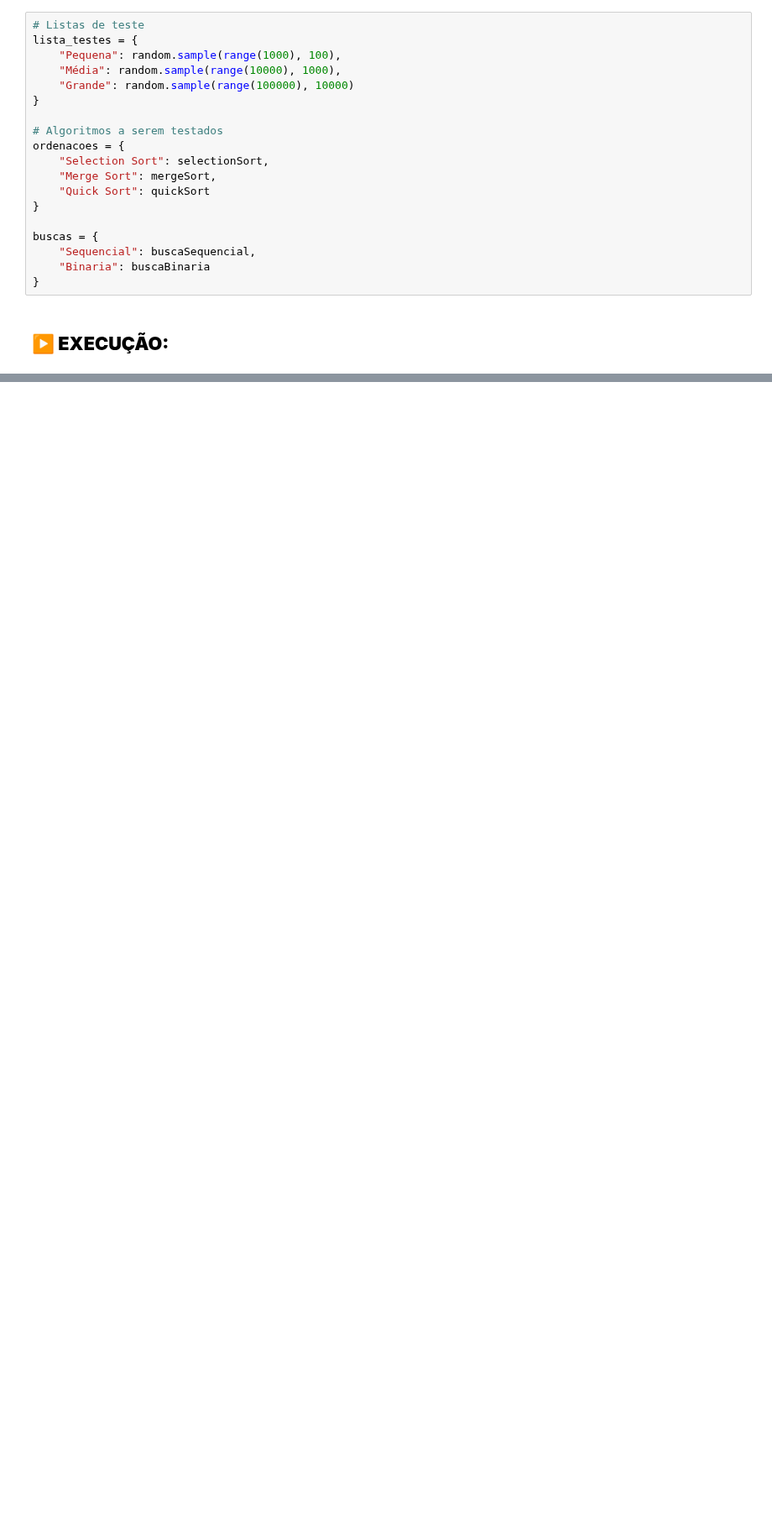
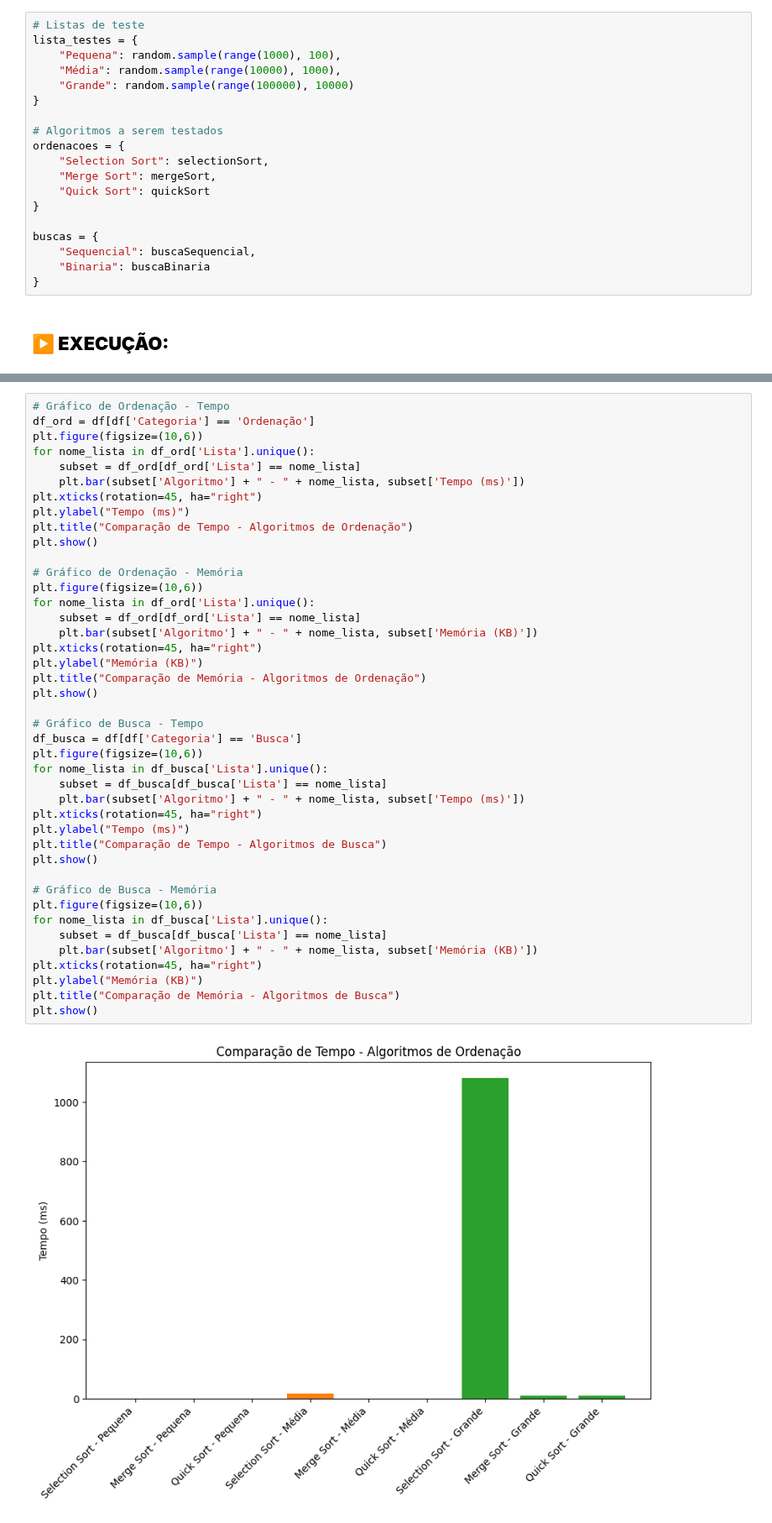
Before and after one commit to yRaffa/SPRINT3_DynamicProgramming, a Jupyter notebook: relatorio.ipynb, the cells around one changed output, grey strips where cells are left out. Shown at 84% size. Cells and saved outputs as stored; diff of their text form; blank space fills up the shorter version.

```diff
--- a/relatorio.ipynb
+++ b/relatorio.ipynb
@@ -58,0 +111,44 @@ buscas = {
+# %%
+# Gráfico de Ordenação - Tempo
+df_ord = df[df['Categoria'] == 'Ordenação']
+plt.figure(figsize=(10,6))
+for nome_lista in df_ord['Lista'].unique():
+    subset = df_ord[df_ord['Lista'] == nome_lista]
+    plt.bar(subset['Algoritmo'] + " - " + nome_lista, subset['Tempo (ms)'])
+plt.xticks(rotation=45, ha="right")
+plt.ylabel("Tempo (ms)")
+plt.title("Comparação de Tempo - Algoritmos de Ordenação")
+plt.show()
+
+# Gráfico de Ordenação - Memória
+plt.figure(figsize=(10,6))
+for nome_lista in df_ord['Lista'].unique():
+    subset = df_ord[df_ord['Lista'] == nome_lista]
+    plt.bar(subset['Algoritmo'] + " - " + nome_lista, subset['Memória (KB)'])
+plt.xticks(rotation=45, ha="right")
+plt.ylabel("Memória (KB)")
+plt.title("Comparação de Memória - Algoritmos de Ordenação")
+plt.show()
+
+# Gráfico de Busca - Tempo
+df_busca = df[df['Categoria'] == 'Busca']
+plt.figure(figsize=(10,6))
+for nome_lista in df_busca['Lista'].unique():
+    subset = df_busca[df_busca['Lista'] == nome_lista]
+    plt.bar(subset['Algoritmo'] + " - " + nome_lista, subset['Tempo (ms)'])
+plt.xticks(rotation=45, ha="right")
+plt.ylabel("Tempo (ms)")
+plt.title("Comparação de Tempo - Algoritmos de Busca")
+plt.show()
+
+# Gráfico de Busca - Memória
+plt.figure(figsize=(10,6))
+for nome_lista in df_busca['Lista'].unique():
+    subset = df_busca[df_busca['Lista'] == nome_lista]
+    plt.bar(subset['Algoritmo'] + " - " + nome_lista, subset['Memória (KB)'])
+plt.xticks(rotation=45, ha="right")
+plt.ylabel("Memória (KB)")
+plt.title("Comparação de Memória - Algoritmos de Busca")
+plt.show()
+# %% [output]
+[figure, added]
```
Also changed, not shown: parts of 7 cells of this notebook, 1 other file.
